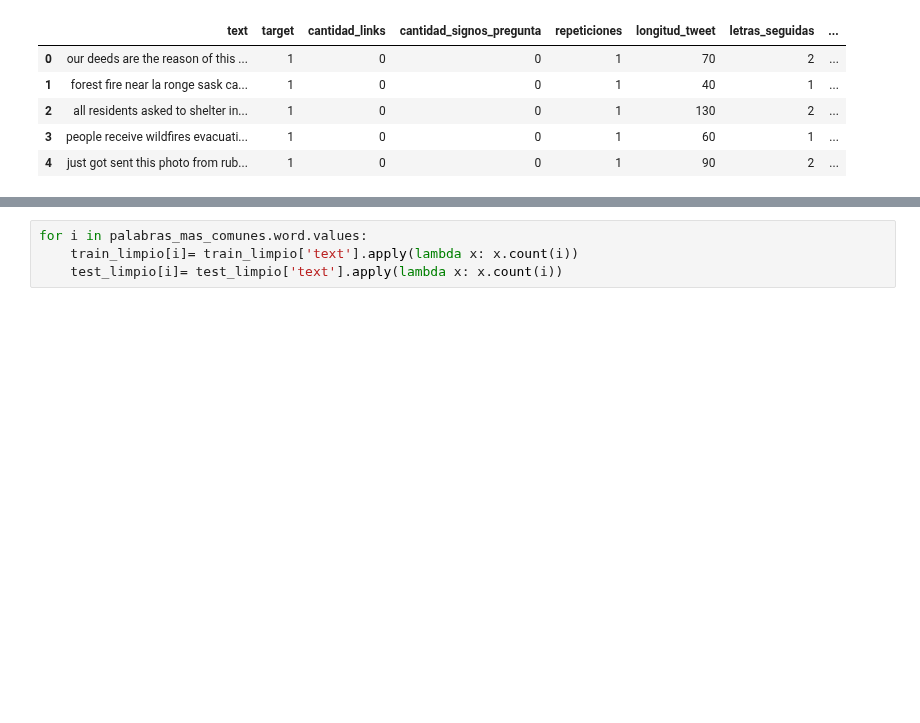
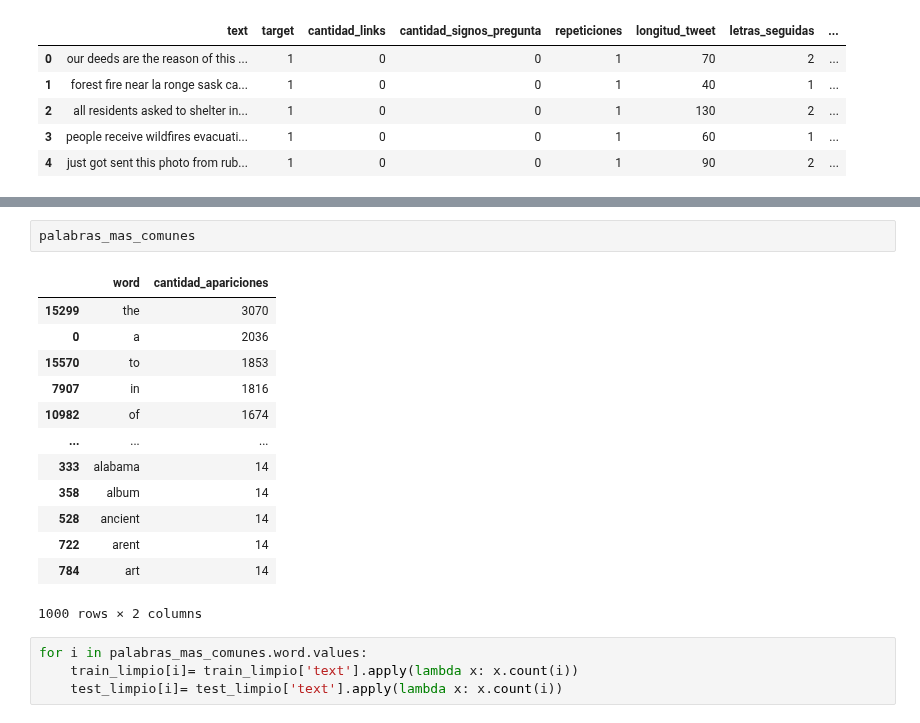
Before and after one commit to andi-carretero/TP2_Datos, a Jupyter notebook: Data_cleanner.ipynb, the cells around one changed output, grey strips where cells are left out. Cells and saved outputs as stored; diff of their text form; blank space fills up the shorter version.

```diff
--- a/Data_cleanner.ipynb
+++ b/Data_cleanner.ipynb
@@ -310,3 +304,19 @@ palabras_mas_comunes.head()
+# %%
+palabras_mas_comunes
+# %% [output]
+|  | word | cantidad_apariciones |
+| 15299 | the | 3070 |
+| 0 | a | 2036 |
+| 15570 | to | 1853 |
+| 7907 | in | 1816 |
+| 10982 | of | 1674 |
+| ... | ... | ... |
+| 333 | alabama | 14 |
+| 358 | album | 14 |
+| 528 | ancient | 14 |
+| 722 | arent | 14 |
+| 784 | art | 14 |
+1000 rows × 2 columns
 # %%
 for i in palabras_mas_comunes.word.values:
     train_limpio[i]= train_limpio['text'].apply(lambda x: x.count(i))
```
Also changed, not shown: parts of 21 cells of this notebook.
